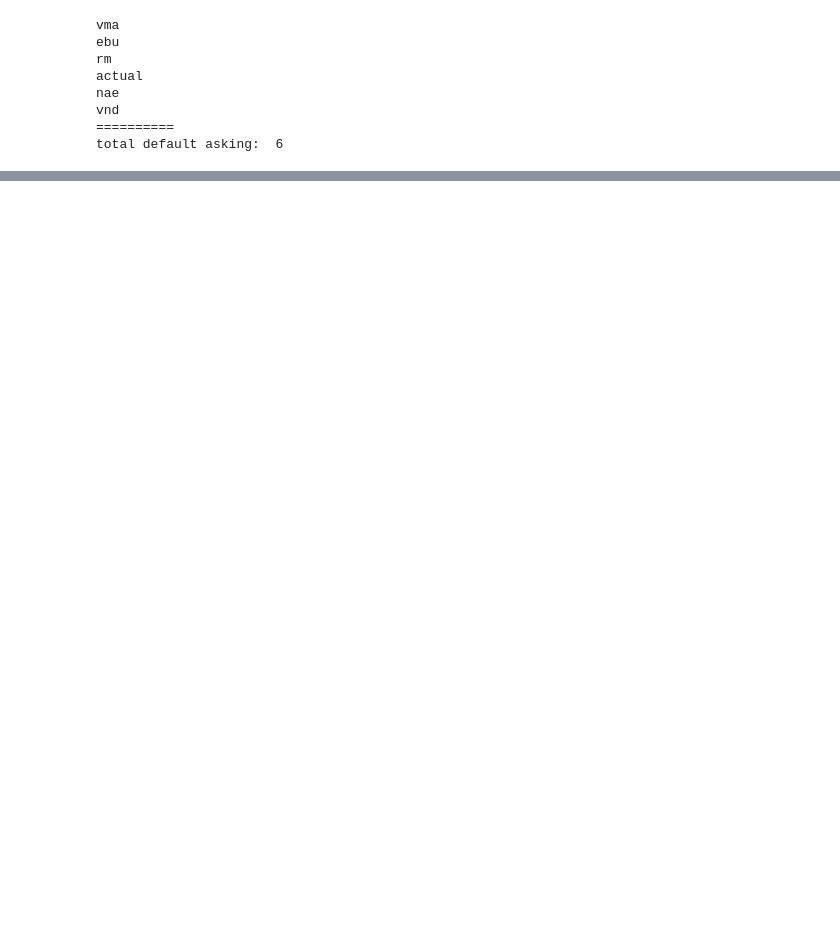
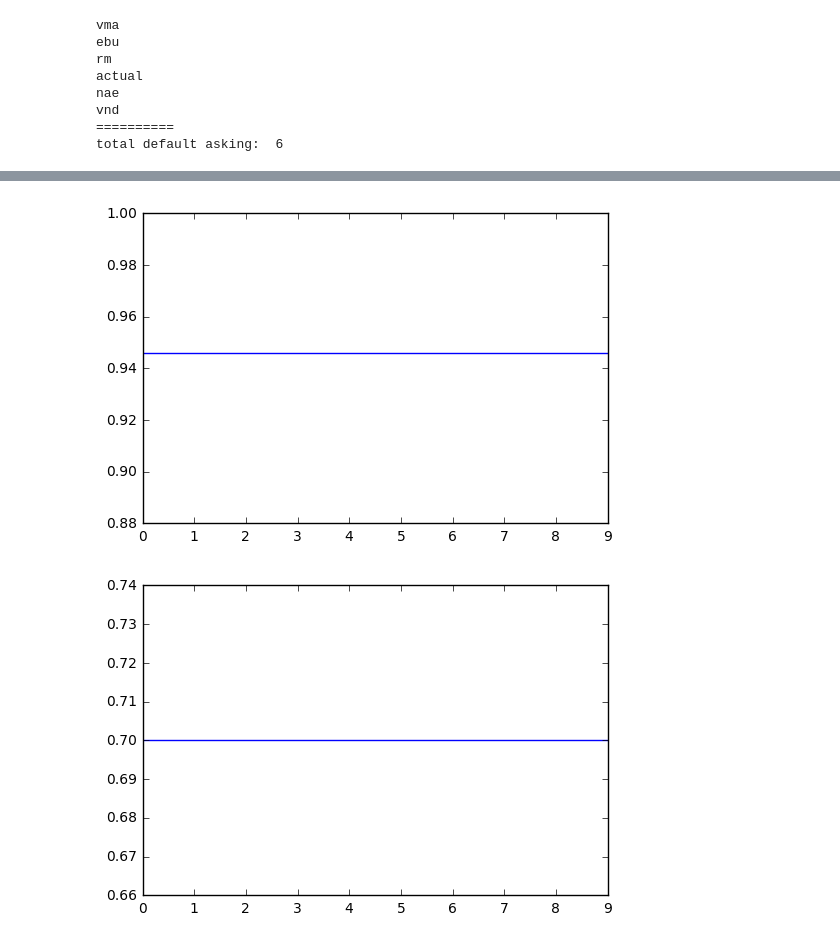
Before and after one commit to jbkoh/scrabble_strcmp, a Jupyter notebook: onto_cmp_6_1.ipynb, the cells around one changed output, grey strips where cells are left out. Drawn from its saved outputs; the diff is of its cells as text; code cells hidden in the pictures; blank space fills up the shorter version.

```diff
--- a/onto_cmp_6_1.ipynb
+++ b/onto_cmp_6_1.ipynb
@@ -1313,7 +1319,7 @@ buildingScoreList = [calc_building_score(combListDict)]
 resultHistory = list()
 answerCnt = 0
 # %%
-iterNum = 5
+iterNum = 10
 
 askFlag = True
 initFlag = True
@@ -1404,12 +1410,16 @@ for iterCnt in range(0,iterNum):
     #    bestComb = combList[maxIdx]
     #    bestCandScoreDict[i] = (bestComb, bestComb.get_cand_set(), maxVal)
 
-    resultHistory.append(eval_result(bestCandScoreDict, randIdxList, trueDF))
-
+    currResult = eval_result(bestCandScoreDict, randIdxList, trueDF)
 
     if askFlag:
         askFlag, initFlag, answerNum = ask_experts(bestCandScoreDict, combListDict, idxList, scoreDictDict)
         answerCnt += answerNum
+    currResult['answerCnt'] = answerCnt
+    resultHistory.append(currResult)
+
+with open('data/'+buildingName+'_result_history_expert_'+str(answerCnt)+'.pkl', 'wb') as fp:
+    pickle.dump(resultHistory, fp)
 
 print "Human Inputs: ", answerCnt
 # %% [output]
@@ -1435,13 +1479,20 @@ for i in sampleDict.keys():
 # %%
 %matplotlib inline
 
 from matplotlib import pyplot as plt
 
 precList = list()
+recallList = list()
 for result in resultHistory:
-    precList.append(result['precision']['point'])
+    precList.append(result['precision']['location'])
+    recallList.append(result['recall']['location'])
 plt.plot(precList)
 plt.show()
+plt.plot(recallList)
+plt.show()
+# %% [output]
+[figure, added]
+[figure, added]
 # %%
 %matplotlib inline
 
```
Also changed, not shown: parts of 18 cells of this notebook.
